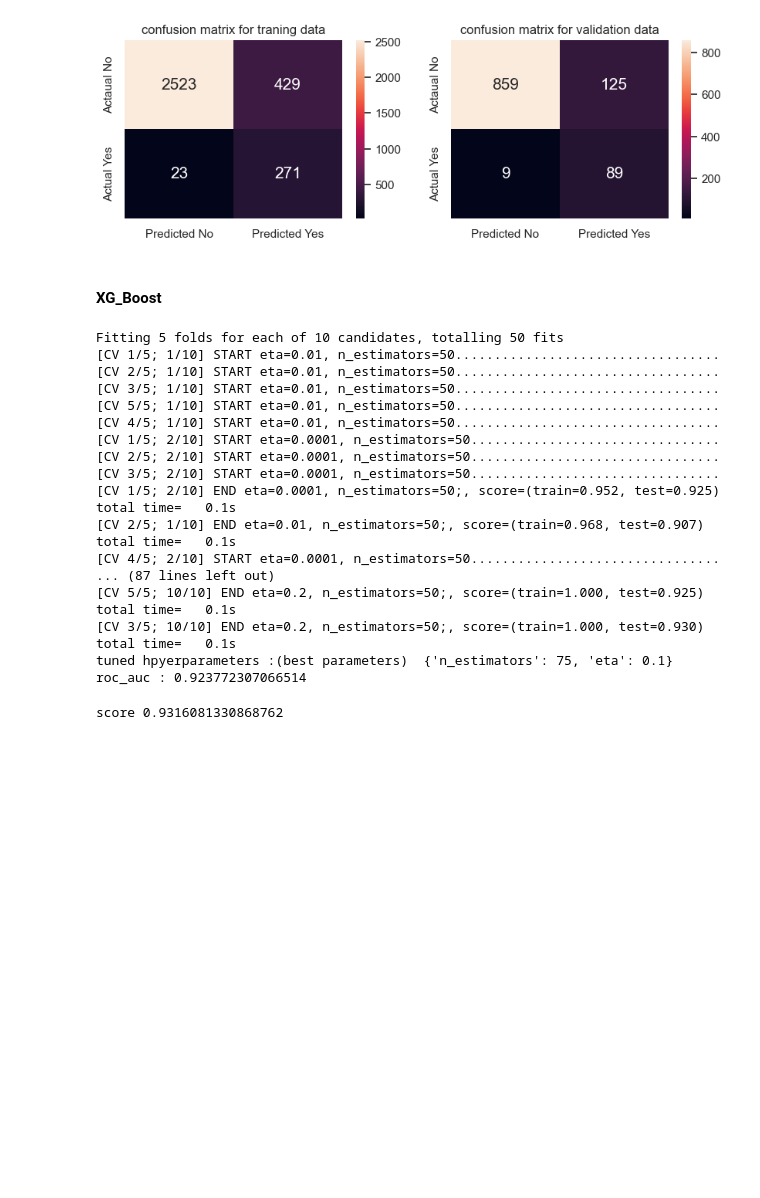
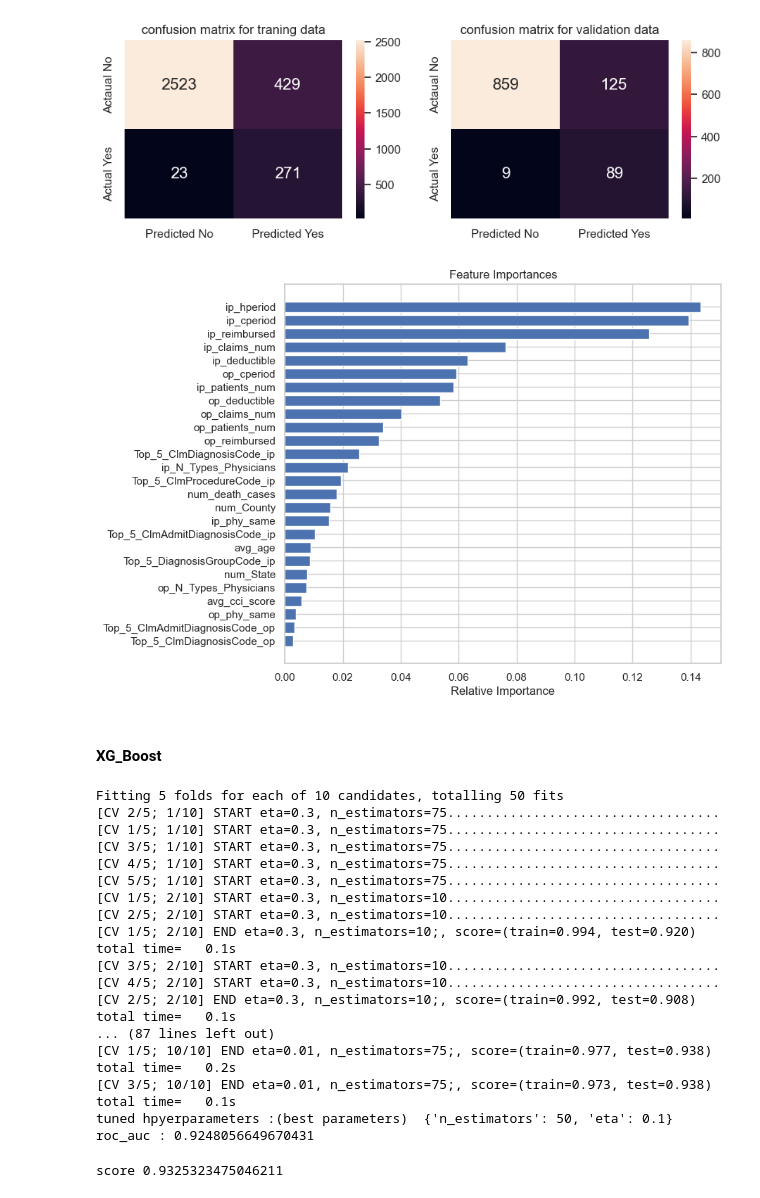
Before and after one commit to yingliu1206/Fraud-detection-In-Health-Care, a Jupyter notebook: code_v2.ipynb, the cells around one changed output. Cells and saved outputs as stored; diff of their text form; code cells hidden in the pictures; blank space fills up the shorter version.

```diff
--- a/code_v2.ipynb
+++ b/code_v2.ipynb
@@ -1491,7 +1528,7 @@ tuned hpyerparameters :(best parameters)  {'C': 1.0, 'penalty': 'l2'}
 accuracy : 0.9266780626780626
 # %%
 # use optimized parameters to train the model
-logreg2=LogisticRegression(C=1.0,penalty="l2")
+logreg2=LogisticRegression(C=1,penalty="l2")
 logreg2.fit(X_train,y_train)
 print("score",logreg2.score(X_val,y_val))
 # %% [output]
@@ -1664,6 +1701,18 @@ Model validation Recall score is :  0.9081632653061225
 Model validation F1 score is :  0.5705128205128205
 Model validation AUC score is :  0.9495706819313091
 [figure]
+# %%
+features = X_train.columns
+importances = RF2.feature_importances_
+indices = (np.argsort(importances))[-30:]
+plt.figure(figsize=(8,7))
+plt.title('Feature Importances')
+plt.barh(range(len(indices)), importances[indices], color='b', align='center')
+plt.yticks(range(len(indices)), [features[i] for i in indices])
+plt.xlabel('Relative Importance')
+plt.show()
+# %% [output]
+[figure, added]
 # %% [markdown]
 #### XG_Boost
 # %%
@@ -1678,30 +1727,30 @@ print("tuned hpyerparameters :(best parameters) ",XGB_CV.best_params_)
 print("roc_auc :",XGB_CV.best_score_)
 # %% [output]
 Fitting 5 folds for each of 10 candidates, totalling 50 fits
-[CV 1/5; 1/10] START eta=0.01, n_estimators=50..................................
-[CV 2/5; 1/10] START eta=0.01, n_estimators=50..................................
-[CV 3/5; 1/10] START eta=0.01, n_estimators=50..................................
-[CV 5/5; 1/10] START eta=0.01, n_estimators=50..................................
-[CV 4/5; 1/10] START eta=0.01, n_estimators=50..................................
-[CV 1/5; 2/10] START eta=0.0001, n_estimators=50................................
-[CV 2/5; 2/10] START eta=0.0001, n_estimators=50................................
-[CV 3/5; 2/10] START eta=0.0001, n_estimators=50................................
-[CV 1/5; 2/10] END eta=0.0001, n_estimators=50;, score=(train=0.952, test=0.925) total time=   0.1s
-[CV 2/5; 1/10] END eta=0.01, n_estimators=50;, score=(train=0.968, test=0.907) total time=   0.1s
-[CV 4/5; 2/10] START eta=0.0001, n_estimators=50................................
+[CV 2/5; 1/10] START eta=0.3, n_estimators=75...................................
+[CV 1/5; 1/10] START eta=0.3, n_estimators=75...................................
+[CV 3/5; 1/10] START eta=0.3, n_estimators=75...................................
+[CV 4/5; 1/10] START eta=0.3, n_estimators=75...................................
+[CV 5/5; 1/10] START eta=0.3, n_estimators=75...................................
+[CV 1/5; 2/10] START eta=0.3, n_estimators=10...................................
+[CV 2/5; 2/10] START eta=0.3, n_estimators=10...................................
+[CV 1/5; 2/10] END eta=0.3, n_estimators=10;, score=(train=0.994, test=0.920) total time=   0.1s
+[CV 3/5; 2/10] START eta=0.3, n_estimators=10...................................
+[CV 4/5; 2/10] START eta=0.3, n_estimators=10...................................
+[CV 2/5; 2/10] END eta=0.3, n_estimators=10;, score=(train=0.992, test=0.908) total time=   0.1s
 ... (87 lines left out)
-[CV 5/5; 10/10] END eta=0.2, n_estimators=50;, score=(train=1.000, test=0.925) total time=   0.1s
-[CV 3/5; 10/10] END eta=0.2, n_estimators=50;, score=(train=1.000, test=0.930) total time=   0.1s
-tuned hpyerparameters :(best parameters)  {'n_estimators': 75, 'eta': 0.1}
-roc_auc : 0.923772307066514
+[CV 1/5; 10/10] END eta=0.01, n_estimators=75;, score=(train=0.977, test=0.938) total time=   0.2s
+[CV 3/5; 10/10] END eta=0.01, n_estimators=75;, score=(train=0.973, test=0.938) total time=   0.1s
+tuned hpyerparameters :(best parameters)  {'n_estimators': 50, 'eta': 0.1}
+roc_auc : 0.9248056649670431
 # %%
-XGB2 = xgb.XGBClassifier(eta=0.1,n_estimators=75)
+XGB2 = xgb.XGBClassifier(eta=0.1,n_estimators=50)
 
 XGB2=XGB2.fit(X_train,y_train)
 
 print("score",XGB2.score(X_val,y_val))
 # %% [output]
-score 0.9316081330868762
+score 0.9325323475046211
 # %%
 xg_model_accuracy_score, xg_model_recall_score, xg_model_f1_score, xg_model_AUC_score = model_performence_check(XGB2,X_train,X_val,y_train,y_val)
 # %% [output]
```
Also changed, not shown: parts of 7 cells of this notebook.
